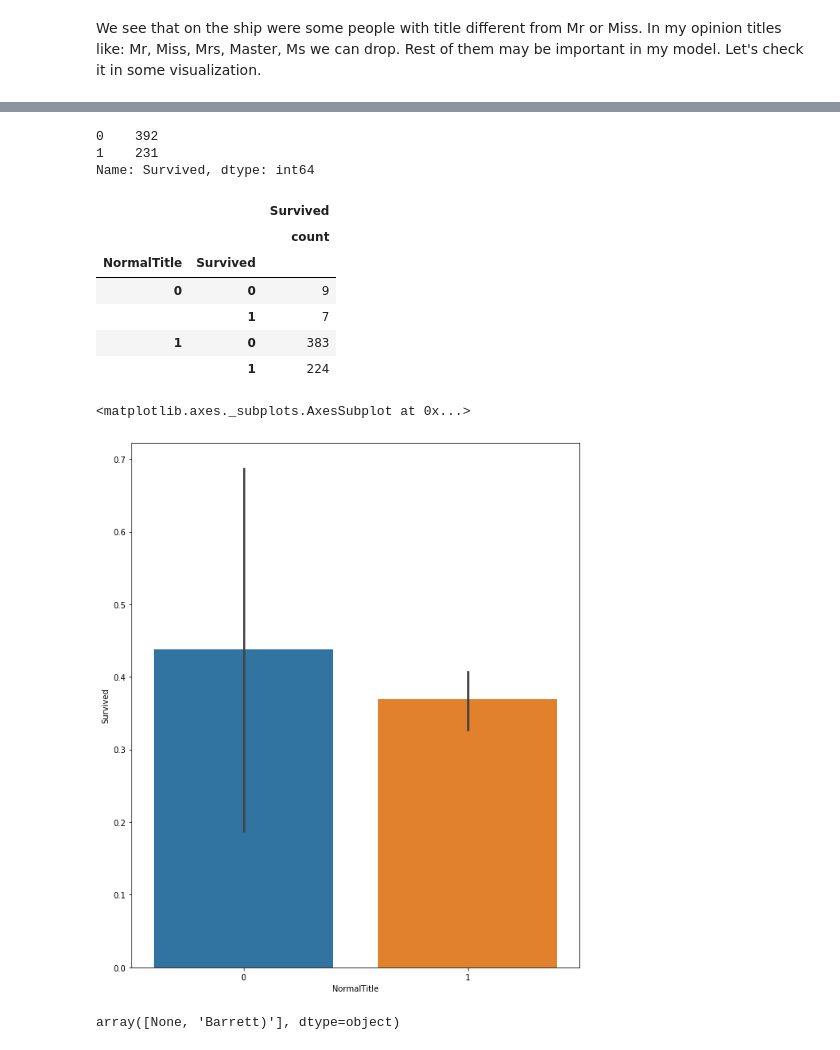
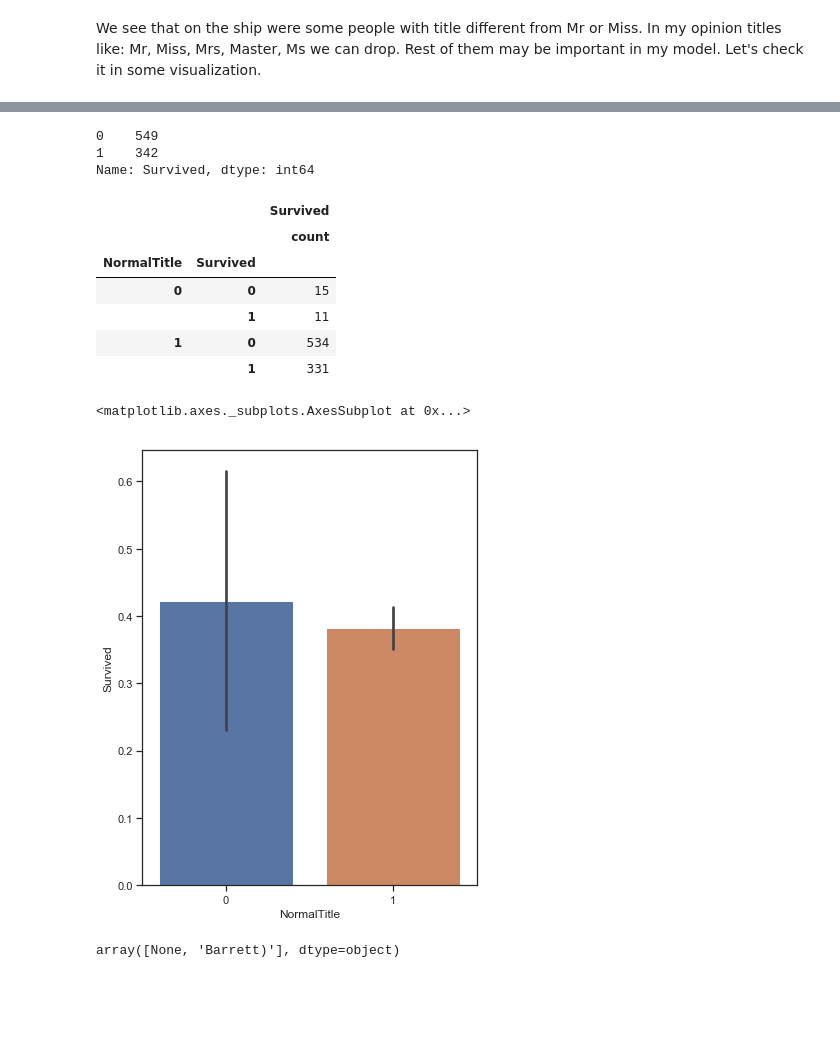
Before and after one commit to ppatrzalek/Kaggle-Competition, a Jupyter notebook: Titanic/model/classification_model.ipynb, the cells around one changed output, grey strips where cells are left out. Saved outputs shown, nothing was run; the diff lists cells and outputs as text; code cells hidden in the pictures; blank space fills up the shorter version.

```diff
--- a/Titanic/model/classification_model.ipynb
+++ b/Titanic/model/classification_model.ipynb
@@ -66,0 +73,2 @@ df_train.shape
+# %%
+sns.set(style="ticks", color_codes=True)
@@ -199,7 +221,7 @@ We see that we have some child which didn't had 1 year old. I think that after n
 # %% [markdown]
 Now let's see on Name feature. We see that there are some names, surnames but also titles like Miss, Mr or Master. May be it will be important for our model. Of course titles like Mr. or Miss. are in Sex variable but Master is something else. Let's try to find there some pattern !!
 # %%
-df_name = X_train.Name.str.split(",", expand=True).rename(columns = lambda x: f"Part_Name_{x+1}")
+df_name = df_train.Name.str.split(",", expand=True).rename(columns = lambda x: f"Part_Name_{x+1}")
 df_name_2 = df_name.Part_Name_2.str.split(".", expand=True).rename(columns = lambda x: f"Part_Name_{x+1}")
 # %%
 df_name.head()
@@ -284,7 +312,7 @@ We see that on the ship were some people with title different from Mr or Miss. I
 normal_titles = ('Mr', 'Miss', 'Mrs', 'Master', 'Ms')
 unusual_titles = ('Dr', 'Rev', 'Mlle', 'Col', 'Capt', 'the Countess', 'Mme', 'Lady')
 # %%
-df_plot = pd.merge(df_name_2, pd.DataFrame(y_train), how='inner', left_on='PassengerId', right_on='PassengerId')
+df_plot = pd.merge(df_name_2, pd.DataFrame(df_train), how='inner', left_on='PassengerId', right_on='PassengerId')
 df_plot['NormalTitle'] = df_plot.Title.isin(normal_titles).astype(int)
 # %%
 df_plot.head()
@@ -299,8 +327,8 @@ df_plot.head()
 # %%
-pd.DataFrame(y_train).Survived.value_counts()
+pd.DataFrame(df_train).Survived.value_counts()
 # %% [output]
-0    392
-1    231
+0    549
+1    342
 Name: Survived, dtype: int64
 # %%
 df_plot.groupby(['NormalTitle', 'Survived']).agg({'Survived':['count']})
@@ -308,16 +336,16 @@ df_plot.groupby(['NormalTitle', 'Survived']).agg({'Survived':['count']})
 |  |  | Survived |
 |  |  | count |
 | NormalTitle | Survived |  |
-| 0 | 0 | 9 |
-|  | 1 | 7 |
-| 1 | 0 | 383 |
-|  | 1 | 224 |
+| 0 | 0 | 15 |
+|  | 1 | 11 |
+| 1 | 0 | 534 |
+|  | 1 | 331 |
 # %%
-plt.figure(figsize = (10, 12))
+plt.figure(figsize = (6, 8))
 sns.barplot(x='NormalTitle', y='Survived', data=df_plot)
 # %% [output]
 <matplotlib.axes._subplots.AxesSubplot at 0x...>
-[figure, old version]
+[figure, new version]
 # %%
 df_name_2.Rest.unique()
 # %% [output]
```
Also changed, not shown: parts of 69 cells of this notebook, 6 other files.
